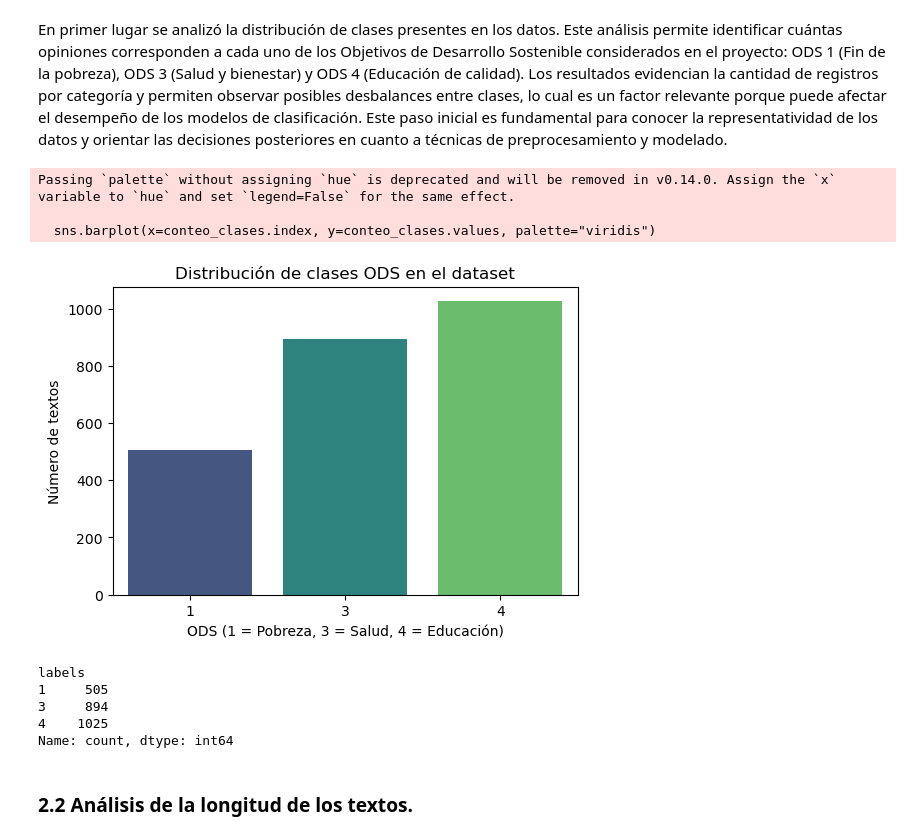
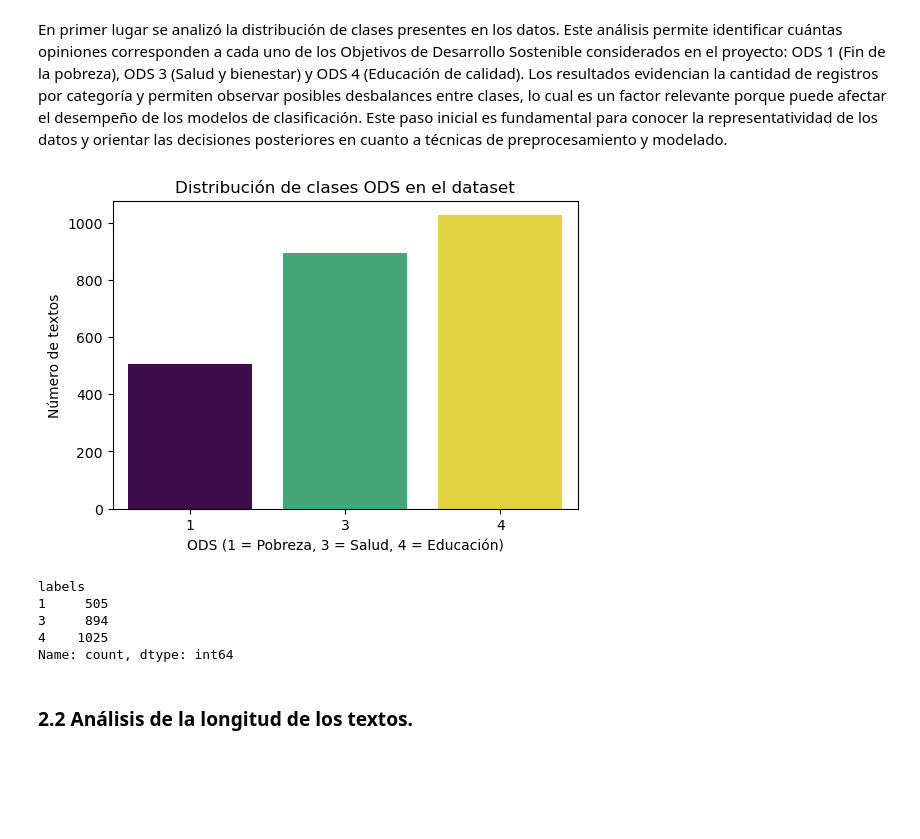
Before and after one commit to carvafel/Proyecto-1---BI, a Jupyter notebook: analisis.ipynb, the cells around one changed output. Cells and saved outputs as stored; diff of their text form; code cells hidden in the pictures; blank space fills up the shorter version.

```diff
--- a/analisis.ipynb
+++ b/analisis.ipynb
@@ -62,25 +86,22 @@ En primer lugar se analizó la distribución de clases presentes en los datos. E
 # %%
 # Distribución de clases ODS
 conteo_clases = data['labels'].value_counts().sort_index()
 
 plt.figure(figsize=(6,4))
-sns.barplot(x=conteo_clases.index, y=conteo_clases.values, palette="viridis")
+sns.barplot(x=conteo_clases.index, y=conteo_clases.values,  hue=conteo_clases.index, palette="viridis", legend=False)
 plt.title("Distribución de clases ODS en el dataset")
 plt.xlabel("ODS (1 = Pobreza, 3 = Salud, 4 = Educación)")
 plt.ylabel("Número de textos")
 plt.show()
 
 conteo_clases
 # %% [output]
+[figure, new version]
-Passing `palette` without assigning `hue` is deprecated and will be removed in v0.14.0. Assign the `x` variable to `hue` and set `legend=False` for the same effect.
-
-  sns.barplot(x=conteo_clases.index, y=conteo_clases.values, palette="viridis")
+labels
+1     505
+3     894
+4    1025
+Name: count, dtype: int64
-[figure, old version]
-labels
-1     505
-3     894
-4    1025
-Name: count, dtype: int64
 # %% [markdown]
 ### 2.2 Análisis de la longitud de los textos.
 # %% [markdown]
```
Also changed, not shown: parts of 32 cells of this notebook, 2 other files.
